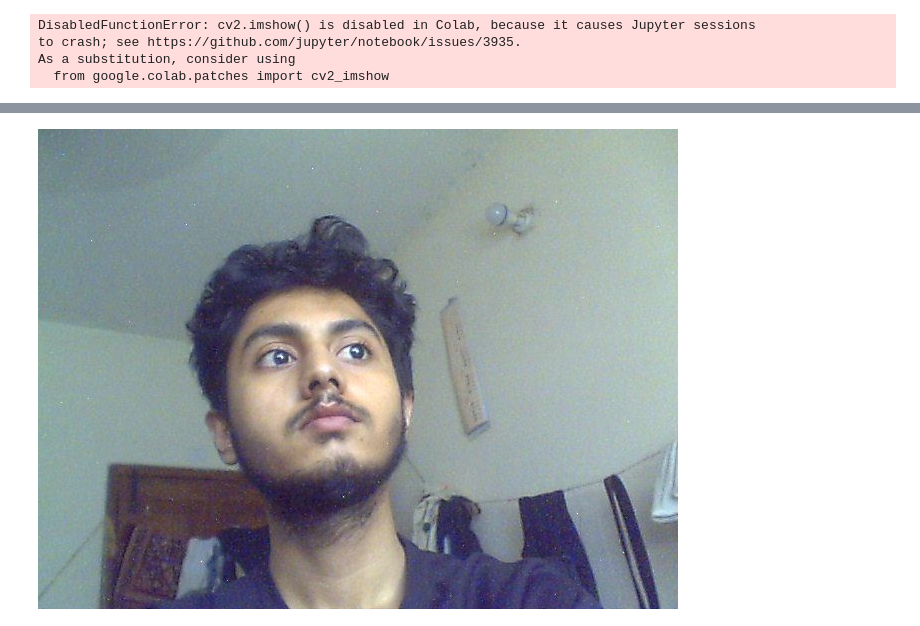
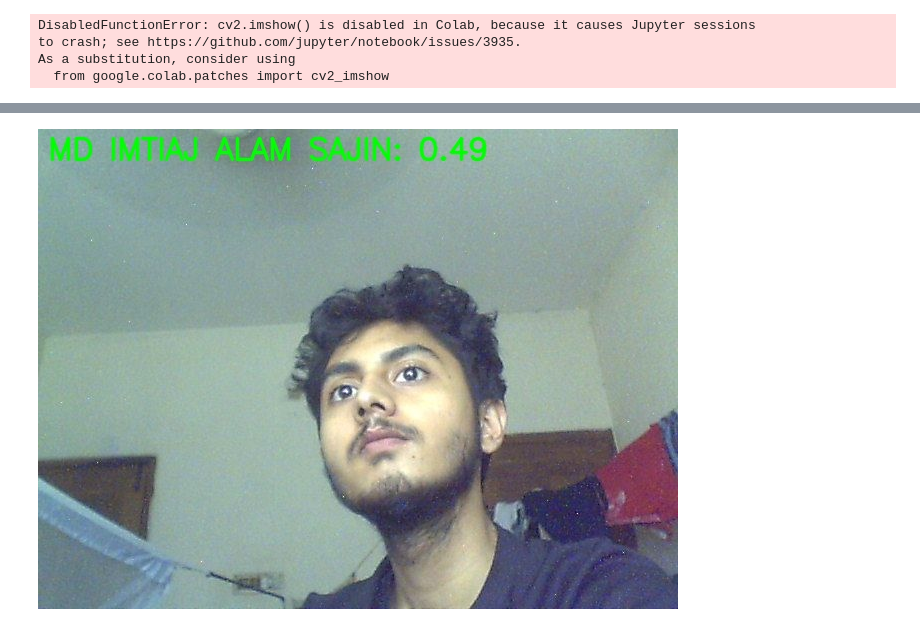
Before and after one commit to Imtiaj-Sajin/Face-Recognition-using-CNN_resnet50, a Jupyter notebook: Face_Recognition_v1.ipynb, the cells around one changed output, grey strips where cells are left out. Drawn from its saved outputs; the diff is of its cells as text; code cells hidden in the pictures.

```diff
--- a/Face_Recognition_v1.ipynb
+++ b/Face_Recognition_v1.ipynb
@@ -491,18 +491,18 @@ def take_photo(filename='photo.jpg', quality=0.8):
     f.write(binary)
   return filename
 # %%
-from IPython.display import Image, display
+from IPython.display import Image, display, clear_output
 import cv2
 import numpy as np
 
 def predict_from_image(image_path):
     try:
-        frame = cv2.imread(image_path)  # Ensure this reads the image file correctly
-        # Check if the frame was successfully loaded
+        # Load the image from the file system
+        frame = cv2.imread(image_path)
         if frame is None:
             raise ValueError(f"Unable to read image from path: {image_path}")
 
-        # Assuming process_image is a function you've defined to preprocess images
+        # Preprocess the image here (you will have already defined process_image)
         preprocessed_image = process_image(frame)
         if preprocessed_image is None:
             raise ValueError("Image preprocessing failed.")
@@ -510,23 +510,77 @@ def predict_from_image(image_path):
         preprocessed_image = np.expand_dims(preprocessed_image, axis=0)
         predictions = model.predict(preprocessed_image)
         predicted_class = np.argmax(predictions)
-        print(f"Predicted class index: {categories[predicted_class]}")
+        confidence = np.max(predictions)  # Confidence of the prediction
+
+        # Draw the predicted class name and confidence on the image
+        label = f"{categories[predicted_class]}: {confidence:.2f}"
+        cv2.putText(frame, label, (10, 30), cv2.FONT_HERSHEY_SIMPLEX, 1, (0, 255, 0), 2, cv2.LINE_AA)
+
+        # Save the image with the prediction written on it
+        predicted_image_path = 'predicted_image.jpg'
+        cv2.imwrite(predicted_image_path, frame)
+
+        # Display the image in the notebook
+        display(Image(predicted_image_path))
 
     except Exception as e:
         print(str(e))
 
+# Take a photo using the webcam
 try:
-  filename = take_photo()  # This should return the path to the saved photo
-  print('Saved to {}'.format(filename))
+    clear_output(wait=True)  # Clear the previous output (if any)
+    filename = take_photo()  # Take a photo and save to the filesystem
+    print('Saved to {}'.format(filename))
 
-  # Display the captured photo
-  display(Image(filename))
+    # Predict and display the image
+    predict_from_image(filename)
+except Exception as err:
+    print(str(err))
+from IPython.display import Image, display, clear_output
+import cv2
+import numpy as np
 
-  # Pass the filename directly to the prediction function
-  predict_from_image(filename)
+def predict_from_image(image_path):
+    try:
+        # Load the image from the file system
+        frame = cv2.imread(image_path)
+        if frame is None:
+            raise ValueError(f"Unable to read image from path: {image_path}")
 
+        # Preprocess the image here (you will have already defined process_image)
+        preprocessed_image = process_image(frame)
+        if preprocessed_image is None:
+            raise ValueError("Image preprocessing failed.")
+
+        preprocessed_image = np.expand_dims(preprocessed_image, axis=0)
+        predictions = model.predict(preprocessed_image)
+        predicted_class = np.argmax(predictions)
+        confidence = np.max(predictions)  # Confidence of the prediction
+
+        # Draw the predicted class name and confidence on the image
+        label = f"{categories[predicted_class]}: {confidence:.2f}"
+        cv2.putText(frame, label, (10, 30), cv2.FONT_HERSHEY_SIMPLEX, 1, (0, 255, 0), 2, cv2.LINE_AA)
+
+        # Save the image with the prediction written on it
+        predicted_image_path = 'predicted_image.jpg'
+        cv2.imwrite(predicted_image_path, frame)
+
+        # Display the image in the notebook
+        display(Image(predicted_image_path))
+
+    except Exception as e:
+        print(str(e))
+
+# Take a photo using the webcam
+try:
+    clear_output(wait=True)  # Clear the previous output (if any)
+    filename = take_photo()  # Take a photo and save to the filesystem
+    print('Saved to {}'.format(filename))
+
+    # Predict and display the image
+    predict_from_image(filename)
 except Exception as err:
-  print(str(err))
+    print(str(err))
 # %% [output]
 [interactive output not drawn]
 Saved to photo.jpg
@@ -533 +588 @@ Saved to photo.jpg
-[figure, old version]
+[figure, new version]
```
Also changed, not shown: parts of 1 cell of this notebook.
